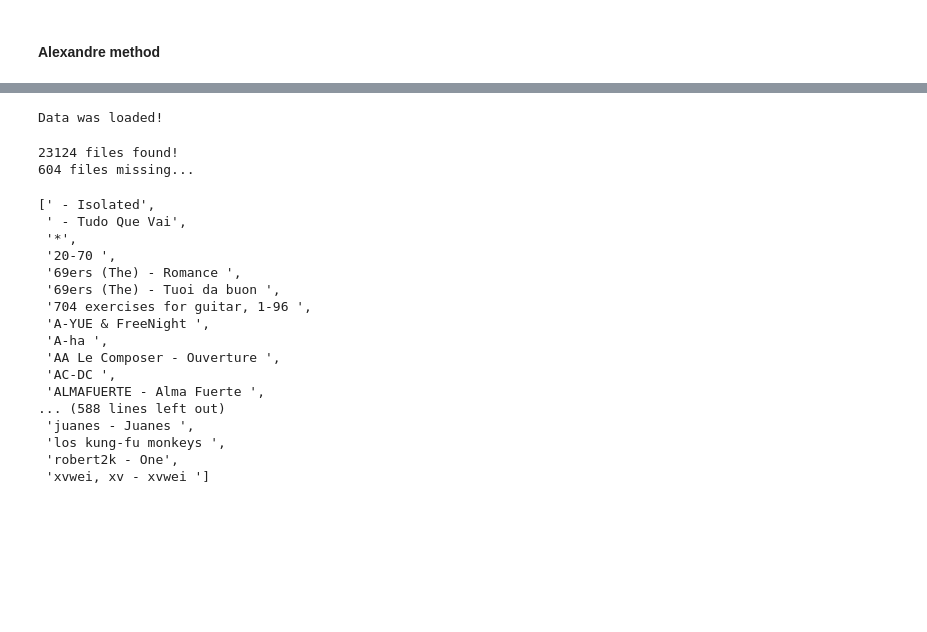
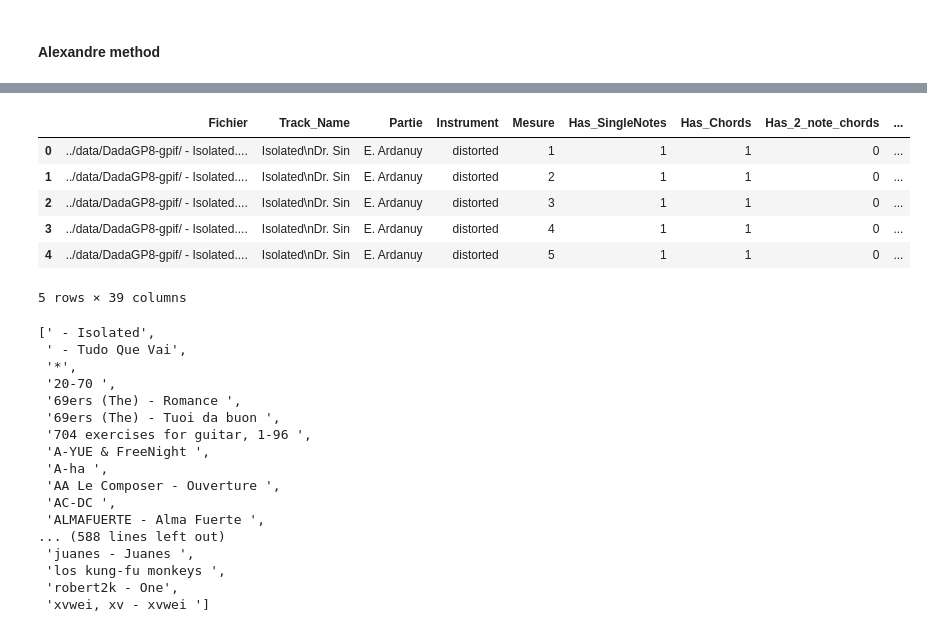
Before and after one commit to OlitHub/guitar-tab-gen, a Jupyter notebook: src/dadagp_sep_file_gen.ipynb, the cells around one changed output, grey strips where cells are left out. Cells and saved outputs as stored; diff of their text form; code cells hidden in the pictures; blank space fills up the shorter version.

Commit message:
started ultimate function to get filename

```diff
--- a/src/dadagp_sep_file_gen.ipynb
+++ b/src/dadagp_sep_file_gen.ipynb
@@ -494,0 +525,13 @@ get_filename_alexandre(b)
+# %%
+df_rg.reset_index(drop=True, inplace=True)
+# drop Unnamed: 0
+df_rg.drop(columns=['Unnamed: 0'], inplace=True)
+df_rg.head()
+# %% [output]
+|  | Fichier | Track_Name | Partie | Instrument | Mesure | Has_SingleNotes | Has_Chords | Has_2_note_chords | ... |
+| 0 | ../data/DadaGP8-gpif/ - Isolated.... | Isolated\nDr. Sin | E. Ardanuy | distorted | 1 | 1 | 1 | 0 | ... |
+| 1 | ../data/DadaGP8-gpif/ - Isolated.... | Isolated\nDr. Sin | E. Ardanuy | distorted | 2 | 1 | 1 | 0 | ... |
+| 2 | ../data/DadaGP8-gpif/ - Isolated.... | Isolated\nDr. Sin | E. Ardanuy | distorted | 3 | 1 | 1 | 0 | ... |
+| 3 | ../data/DadaGP8-gpif/ - Isolated.... | Isolated\nDr. Sin | E. Ardanuy | distorted | 4 | 1 | 1 | 0 | ... |
+| 4 | ../data/DadaGP8-gpif/ - Isolated.... | Isolated\nDr. Sin | E. Ardanuy | distorted | 5 | 1 | 1 | 0 | ... |
+5 rows × 39 columns
@@ -495,29 +540,19 @@ get_filename_alexandre(b)
 # %%
-
-df['nameNoTrack'] = df['Fichier'].apply(get_filename_alexandre)
-files = df['nameNoTrack'].unique()
-
-all_files = list(DADAGPPATH.rglob('**/*.gp3'))
-all_files += list(DADAGPPATH.rglob('**/*.gp4'))
-all_files += list(DADAGPPATH.rglob('**/*.gp5'))
-# retrieve ALL filenames in DadaGP
-all_filenames = [f.name for f in all_files]
-print("Data was loaded!")
 
 counter = 0
 fail = 0
 fail_name_list = []
 for filename in tqdm(files):
     # get only the filename
-    if filename + '.gp3' in all_filenames:
+    if filename + '.gp3.pygp.gp5' in all_filenames:
         index = all_filenames.index(filename + '.gp3')
-        actual_file = all_files[index]
-    elif filename + '.gp4' in all_filenames:
+        actual_file = all_paths[index]
+    elif filename + '.gp4.pygp.gp5' in all_filenames:
         index = all_filenames.index(filename + '.gp4')
-        actual_file = all_files[index]
-    elif filename + '.gp5' in all_filenames:
+        actual_file = all_paths[index]
+    elif filename + '.gp5.pygp.gp5' in all_filenames:
         index = all_filenames.index(filename + '.gp5')
-        actual_file = all_files[index]
+        actual_file = all_paths[index]
     else:
         # print("Cannot find corresponding file for ", filename)
         fail += 1
@@ -527,10 +562,6 @@ for filename in tqdm(files):
 
 print(f"{counter} files found!")
 print(f"{fail} files missing...") # 604 with Alexandre method, 1806 with mine
-# %% [output]
-Data was loaded!
-23124 files found!
-604 files missing...
 # %%
 fail_name_list
 # %% [output]
```
Also changed, not shown: parts of 11 cells of this notebook.
